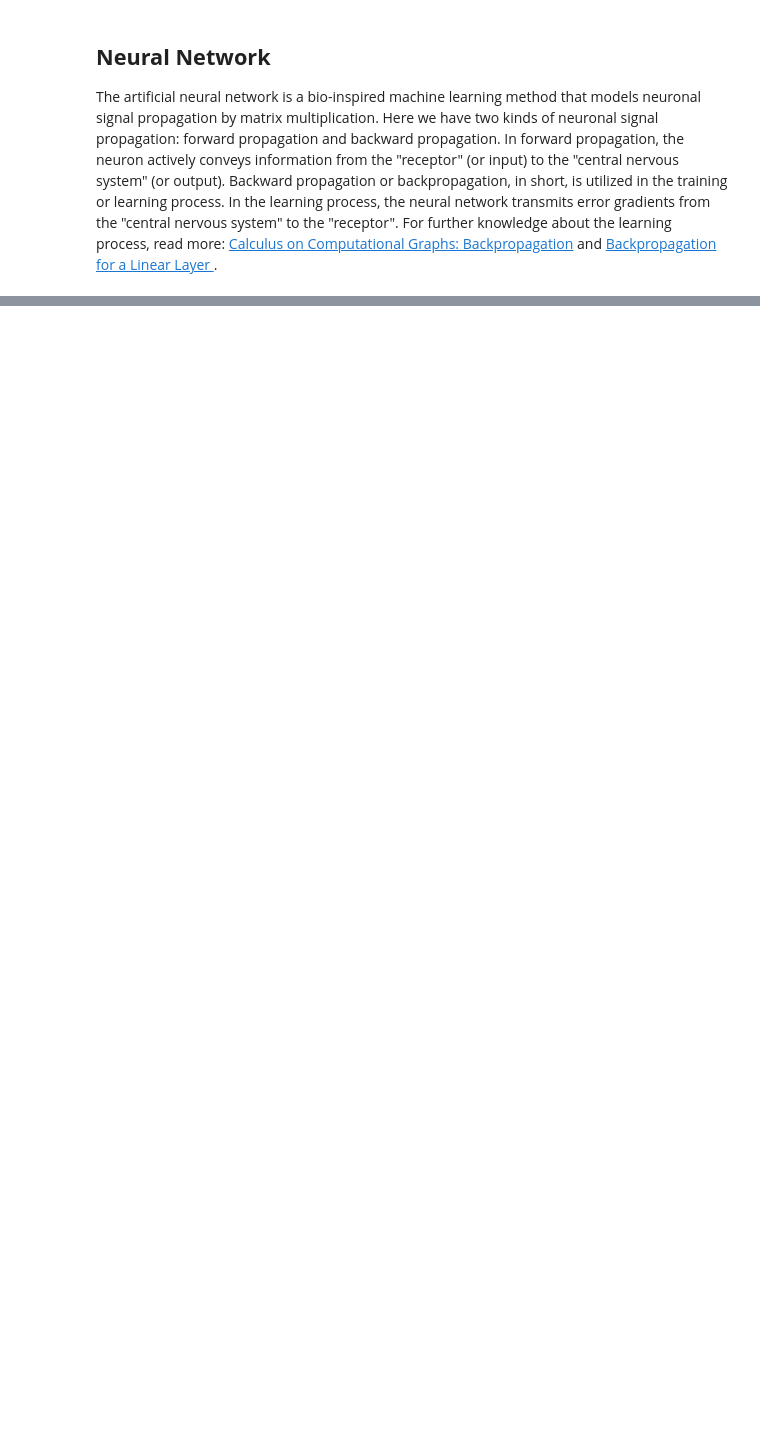
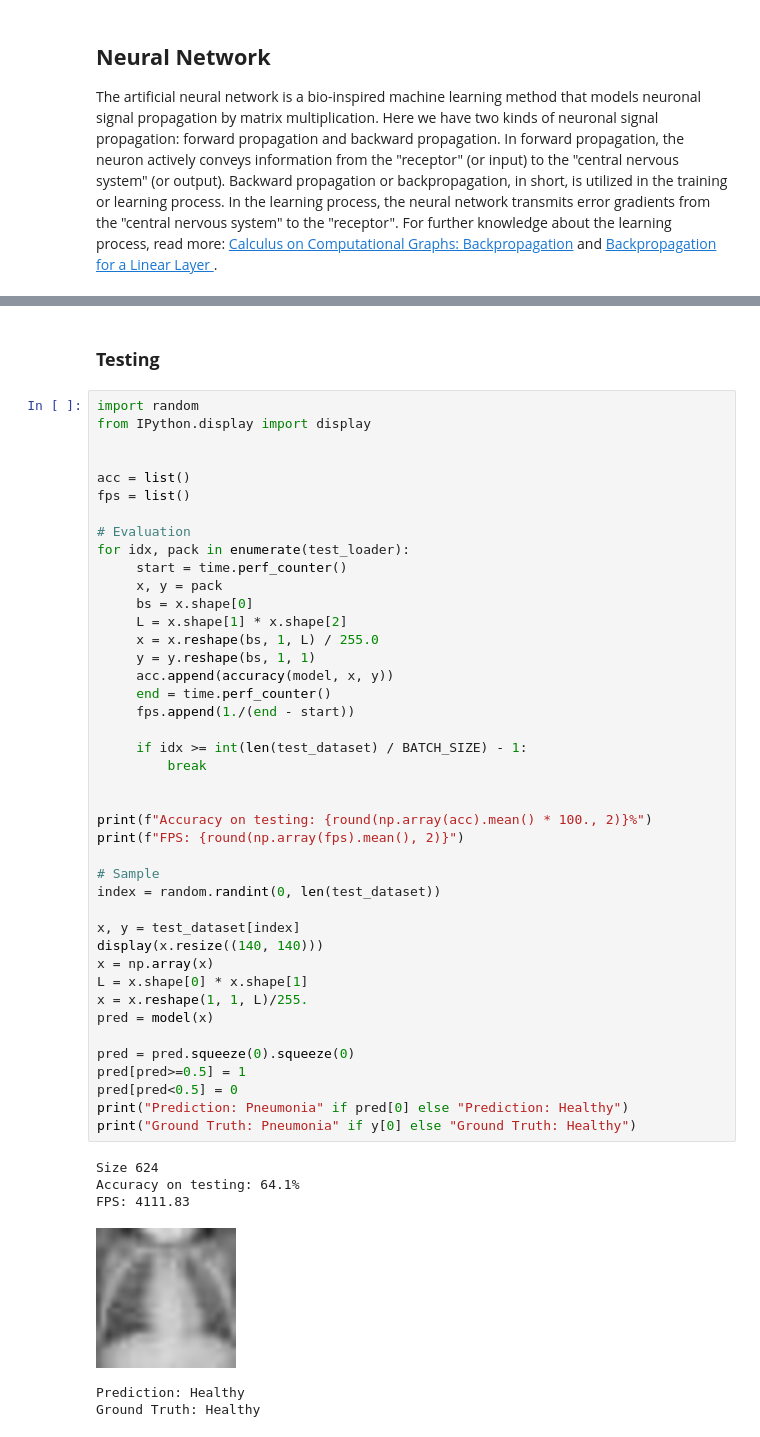
Before and after one commit to reshalfahsi/neuralnetwork, a Jupyter notebook: notebook/Classification.ipynb, the cells around one changed output, grey strips where cells are left out. Saved outputs shown, nothing was run; the diff lists cells and outputs as text; blank space fills up the shorter version.

```diff
--- a/notebook/Classification.ipynb
+++ b/notebook/Classification.ipynb
@@ -224 +227,52 @@ Training finished in 6 epochs and 42.2024 seconds
+# %% [markdown]
+### **Testing**
+# %%
+import random
+from IPython.display import display
+
+
+acc = list()
+fps = list()
+
+# Evaluation
+for idx, pack in enumerate(test_loader):
+     start = time.perf_counter()
+     x, y = pack
+     bs = x.shape[0]
+     L = x.shape[1] * x.shape[2]
+     x = x.reshape(bs, 1, L) / 255.0
+     y = y.reshape(bs, 1, 1)
+     acc.append(accuracy(model, x, y))
+     end = time.perf_counter()
+     fps.append(1./(end - start))
+
+     if idx >= int(len(test_dataset) / BATCH_SIZE) - 1:
+         break
+
+
+print(f"Accuracy on testing: {round(np.array(acc).mean() * 100., 2)}%")
+print(f"FPS: {round(np.array(fps).mean(), 2)}")
+
+# Sample
+index = random.randint(0, len(test_dataset))
+
+x, y = test_dataset[index]
+display(x.resize((140, 140)))
+x = np.array(x)
+L = x.shape[0] * x.shape[1]
+x = x.reshape(1, 1, L)/255.
+pred = model(x)
+
+pred = pred.squeeze(0).squeeze(0)
+pred[pred>=0.5] = 1
+pred[pred<0.5] = 0
+print("Prediction: Pneumonia" if pred[0] else "Prediction: Healthy")
+print("Ground Truth: Pneumonia" if y[0] else "Ground Truth: Healthy")
+# %% [output]
+Size 624
+Accuracy on testing: 64.1%
+FPS: 4111.83
+[figure, added]
+Prediction: Healthy
+Ground Truth: Healthy
 # %% [markdown]
```
Also changed, not shown: parts of 15 cells of this notebook, 1 other file.
